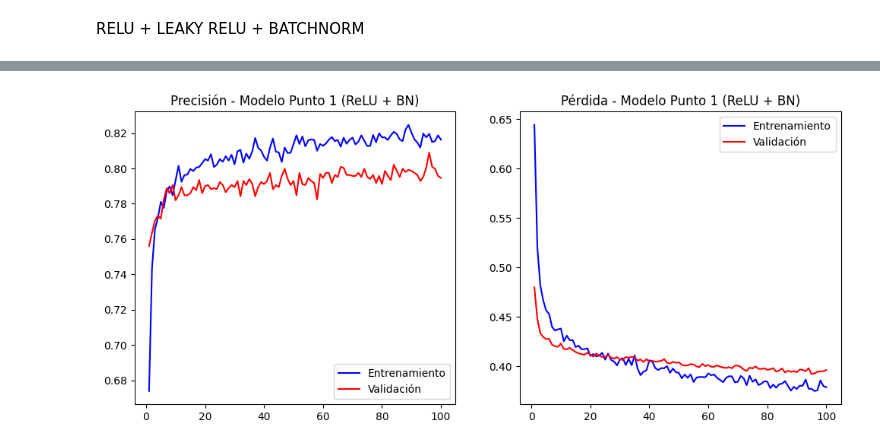
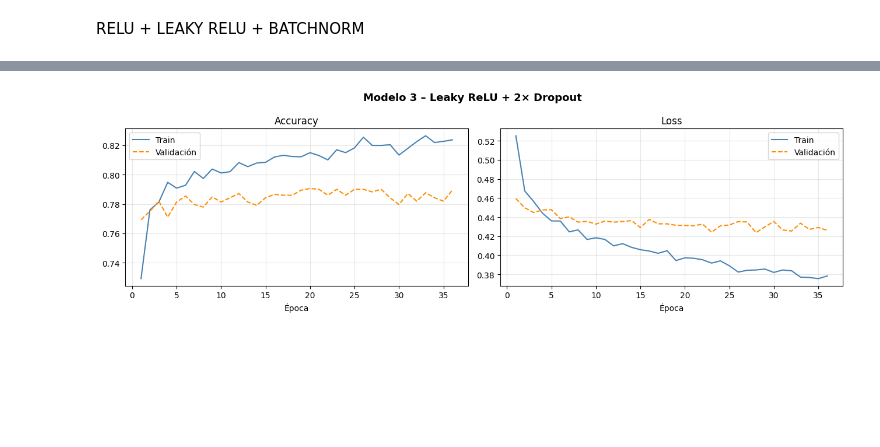
Before and after one commit to EduFergo/ml-test, a Jupyter notebook: spaceship-titanic-with-tfdf.ipynb, the cells around one changed output, grey strips where cells are left out. Drawn from its saved outputs; the diff is of its cells as text; code cells hidden in the pictures; blank space fills up the shorter version.

```diff
--- a/spaceship-titanic-with-tfdf.ipynb
+++ b/spaceship-titanic-with-tfdf.ipynb
@@ -253,4 +242,8 @@ X_train = scaler.fit_transform(X_train)
 X_valid = scaler.transform(X_valid)
 X_test = scaler.transform(X_test)
+# %%
+input_shape = X_train.shape[1]
+BATCH_SIZE  = 32
+EPOCHS      = 50
 # %% [markdown]
 RELU
@@ -339,0 +292,23 @@ plot_history(history_p1, "Modelo Punto 1 (ReLU + BN)")
+# %%
+def plot_history(history, title):
+    acc     = history.history['accuracy']
+    val_acc = history.history['val_accuracy']
+    loss    = history.history['loss']
+    val_loss= history.history['val_loss']
+    ep      = range(1, len(acc) + 1)
+
+    fig, axes = plt.subplots(1, 2, figsize=(13, 4))
+    fig.suptitle(title, fontsize=13, fontweight='bold')
+
+    axes[0].plot(ep, acc,     color='steelblue',  label='Train')
+    axes[0].plot(ep, val_acc, color='darkorange', label='Validación', linestyle='--')
+    axes[0].set_title('Accuracy'); axes[0].set_xlabel('Época')
+    axes[0].legend(); axes[0].grid(True, alpha=0.3)
+
+    axes[1].plot(ep, loss,     color='steelblue',  label='Train')
+    axes[1].plot(ep, val_loss, color='darkorange', label='Validación', linestyle='--')
+    axes[1].set_title('Loss'); axes[1].set_xlabel('Época')
+    axes[1].legend(); axes[1].grid(True, alpha=0.3)
+
+    plt.tight_layout()
+    plt.show()
@@ -459,4 +392,16 @@ Epoch 100/100
+# %%
+model_p3 = build_model_p3(input_shape)
+# %%
+history_p3 = model_p3.fit(
+    X_train, y_train,
+    epochs=EPOCHS,
+    batch_size=BATCH_SIZE,
+    validation_data=(X_valid, y_valid),
+    callbacks=[EarlyStopping(monitor='val_loss', patience=8,
+                             restore_best_weights=True, verbose=0)],
+    verbose=0
+)
 # %%
-plot_history(history_p3, "Modelo Punto 1 (ReLU + BN)")
+plot_history(history_p3, 'Modelo 3 – Leaky ReLU + 2× Dropout')
 # %% [output]
-[figure, old version]
+[figure, new version]
```
Also changed, not shown: parts of 44 cells of this notebook.
